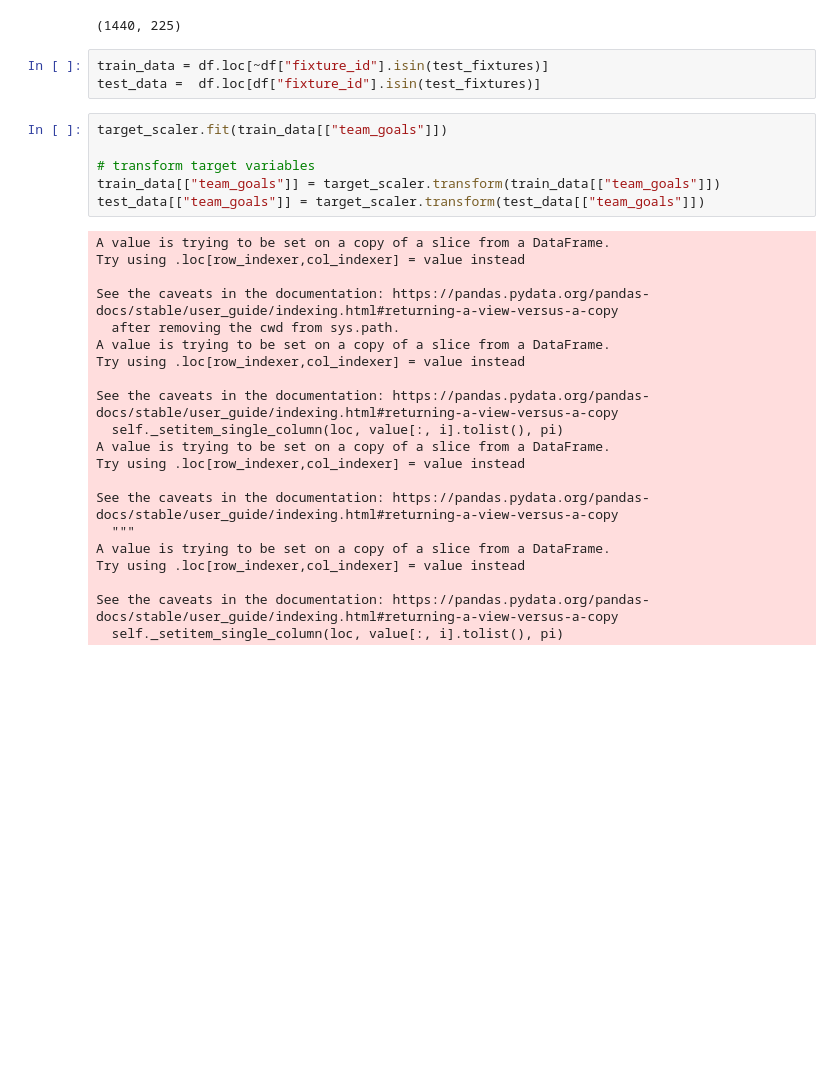
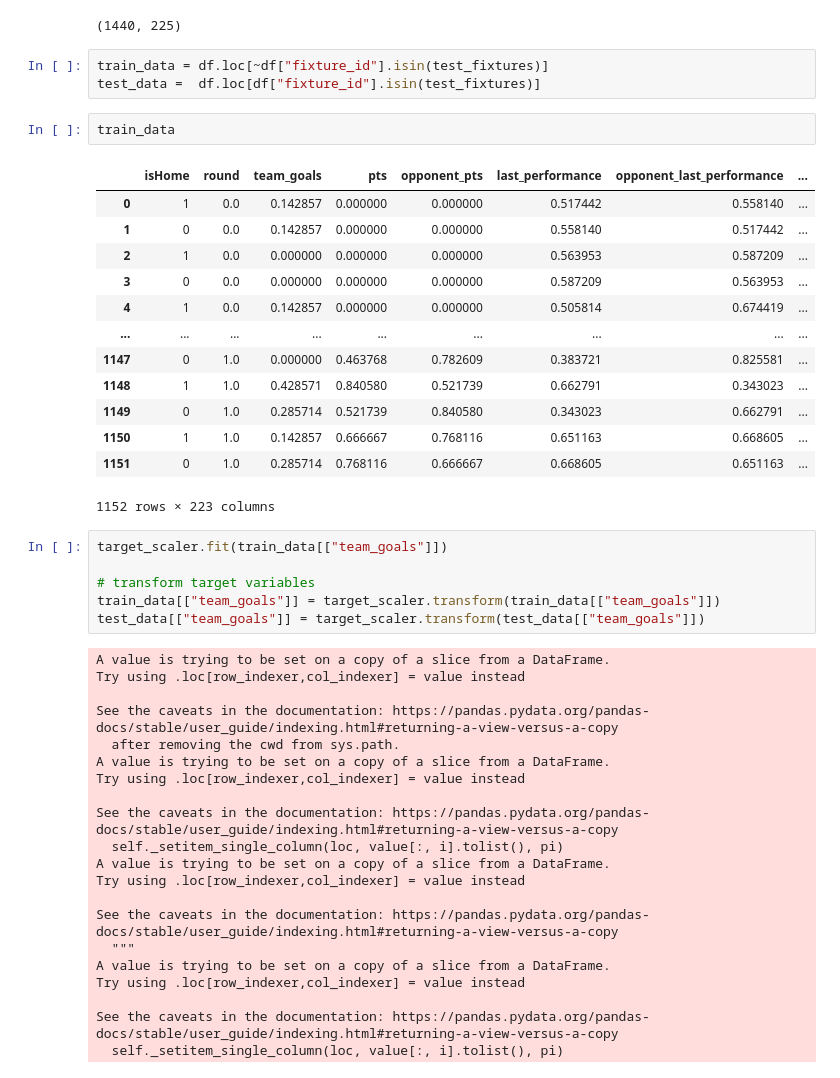
Before and after one commit to Link20222/SaudiLeague, a Jupyter notebook: Modeling.ipynb, the cells around one changed output. Cells and saved outputs as stored; diff of their text form; blank space fills up the shorter version.

```diff
--- a/Modeling.ipynb
+++ b/Modeling.ipynb
@@ -163,6 +227,22 @@ df.shape
 # %%
 train_data = df.loc[~df["fixture_id"].isin(test_fixtures)]
 test_data =  df.loc[df["fixture_id"].isin(test_fixtures)]
+# %%
+train_data
+# %% [output]
+|  | isHome | round | team_goals | pts | opponent_pts | last_performance | opponent_last_performance | ... |
+| 0 | 1 | 0.0 | 0.142857 | 0.000000 | 0.000000 | 0.517442 | 0.558140 | ... |
+| 1 | 0 | 0.0 | 0.142857 | 0.000000 | 0.000000 | 0.558140 | 0.517442 | ... |
+| 2 | 1 | 0.0 | 0.000000 | 0.000000 | 0.000000 | 0.563953 | 0.587209 | ... |
+| 3 | 0 | 0.0 | 0.000000 | 0.000000 | 0.000000 | 0.587209 | 0.563953 | ... |
+| 4 | 1 | 0.0 | 0.142857 | 0.000000 | 0.000000 | 0.505814 | 0.674419 | ... |
+| ... | ... | ... | ... | ... | ... | ... | ... | ... |
+| 1147 | 0 | 1.0 | 0.000000 | 0.463768 | 0.782609 | 0.383721 | 0.825581 | ... |
+| 1148 | 1 | 1.0 | 0.428571 | 0.840580 | 0.521739 | 0.662791 | 0.343023 | ... |
+| 1149 | 0 | 1.0 | 0.285714 | 0.521739 | 0.840580 | 0.343023 | 0.662791 | ... |
+| 1150 | 1 | 1.0 | 0.142857 | 0.666667 | 0.768116 | 0.651163 | 0.668605 | ... |
+| 1151 | 0 | 1.0 | 0.285714 | 0.768116 | 0.666667 | 0.668605 | 0.651163 | ... |
+1152 rows × 223 columns
 # %%
 target_scaler.fit(train_data[["team_goals"]])
 
```
Also changed, not shown: parts of 25 cells of this notebook, 4 other files.
